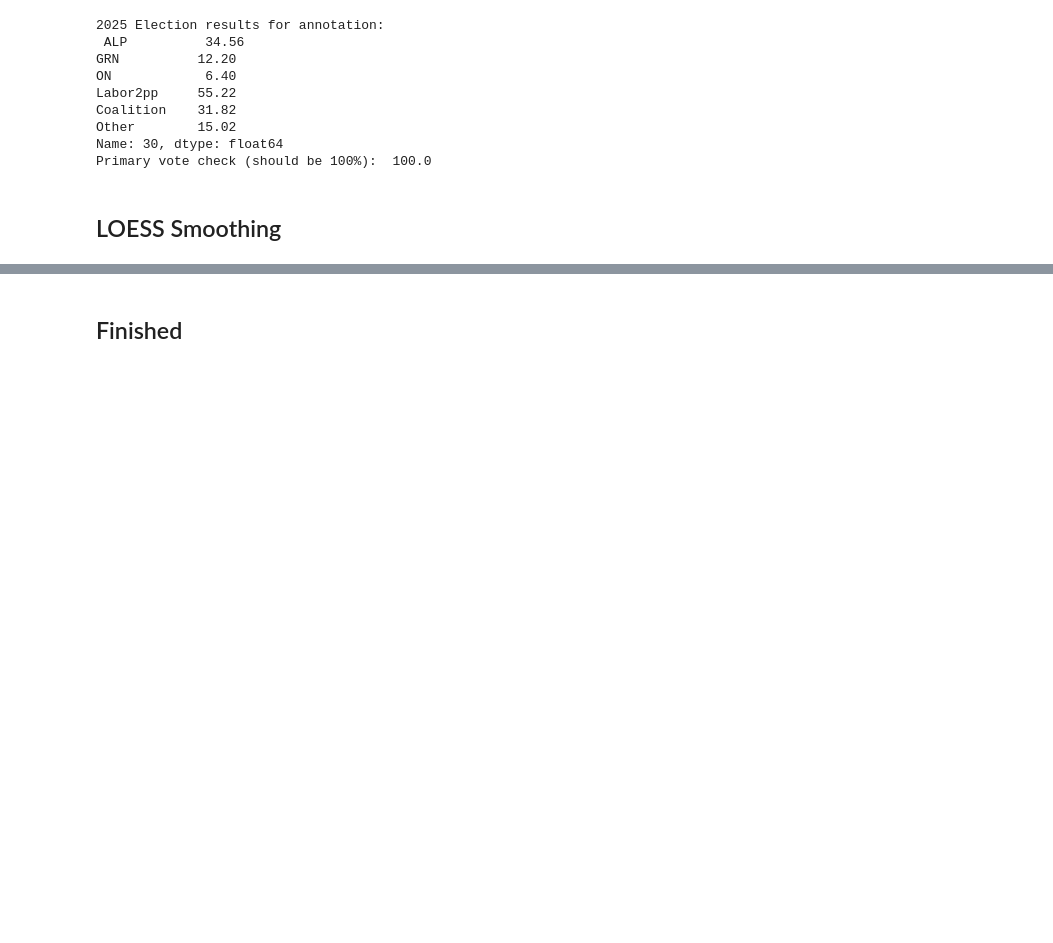
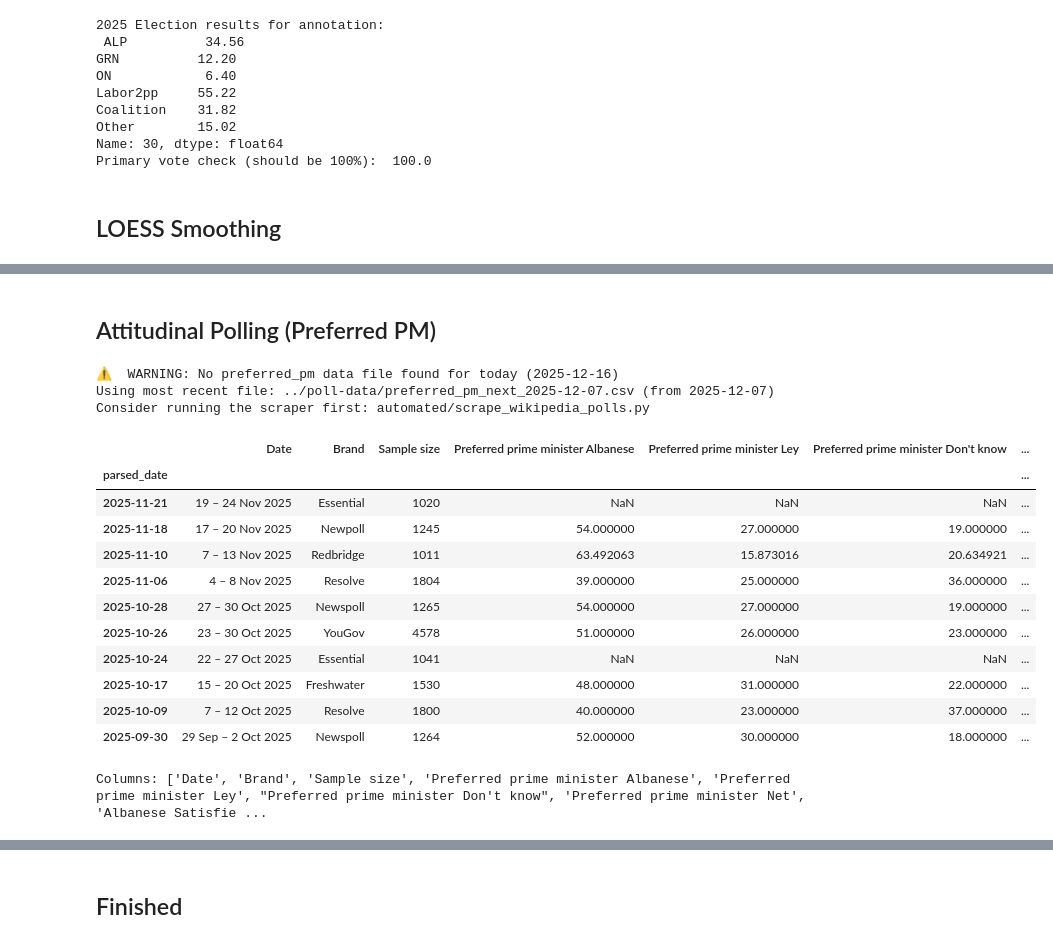
Before and after one commit to bpalmer4/Election-2028, a Jupyter notebook: notebooks/chart_LOESS_Trend_Analysis.ipynb, the cells around one changed output, grey strips where cells are left out. Saved outputs shown, nothing was run; the diff lists cells and outputs as text; code cells hidden in the pictures; blank space fills up the shorter version.

```diff
--- a/notebooks/chart_LOESS_Trend_Analysis.ipynb
+++ b/notebooks/chart_LOESS_Trend_Analysis.ipynb
@@ -298,0 +376,30 @@ Warning: Data index appears to be missing 172 values, in line_plot. Check the da
+# %% [markdown]
+## Attitudinal Polling (Preferred PM)
+# %%
+# Load attitudinal (preferred PM) data
+attitudinal_data = load_polling_data("preferred_pm")
+# %% [output]
+⚠️  WARNING: No preferred_pm data file found for today (2025-12-16)
+Using most recent file: ../poll-data/preferred_pm_next_2025-12-07.csv (from 2025-12-07)
+Consider running the scraper first: automated/scrape_wikipedia_polls.py
+# %%
+# Preview attitudinal polling data
+if not attitudinal_data.empty:
+    display(attitudinal_data.head(10))
+    print("Columns:", attitudinal_data.columns.tolist())
+else:
+    print("No attitudinal polling data available")
+# %% [output]
+|  | Date | Brand | Sample size | Preferred prime minister Albanese | Preferred prime minister Ley | Preferred prime minister Don't know | ... |
+| parsed_date |  |  |  |  |  |  | ... |
+| 2025-11-21 | 19 – 24 Nov 2025 | Essential | 1020 | NaN | NaN | NaN | ... |
+| 2025-11-18 | 17 – 20 Nov 2025 | Newpoll | 1245 | 54.000000 | 27.000000 | 19.000000 | ... |
+| 2025-11-10 | 7 – 13 Nov 2025 | Redbridge | 1011 | 63.492063 | 15.873016 | 20.634921 | ... |
+| 2025-11-06 | 4 – 8 Nov 2025 | Resolve | 1804 | 39.000000 | 25.000000 | 36.000000 | ... |
+| 2025-10-28 | 27 – 30 Oct 2025 | Newspoll | 1265 | 54.000000 | 27.000000 | 19.000000 | ... |
+| 2025-10-26 | 23 – 30 Oct 2025 | YouGov | 4578 | 51.000000 | 26.000000 | 23.000000 | ... |
+| 2025-10-24 | 22 – 27 Oct 2025 | Essential | 1041 | NaN | NaN | NaN | ... |
+| 2025-10-17 | 15 – 20 Oct 2025 | Freshwater | 1530 | 48.000000 | 31.000000 | 22.000000 | ... |
+| 2025-10-09 | 7 – 12 Oct 2025 | Resolve | 1800 | 40.000000 | 23.000000 | 37.000000 | ... |
+| 2025-09-30 | 29 Sep – 2 Oct 2025 | Newspoll | 1264 | 52.000000 | 30.000000 | 18.000000 | ... |
+Columns: ['Date', 'Brand', 'Sample size', 'Preferred prime minister Albanese', 'Preferred prime minister Ley', "Preferred prime minister Don't know", 'Preferred prime minister Net', 'Albanese Satisfie ...
```
Also changed, not shown: parts of 9 cells of this notebook, 2 other files.
